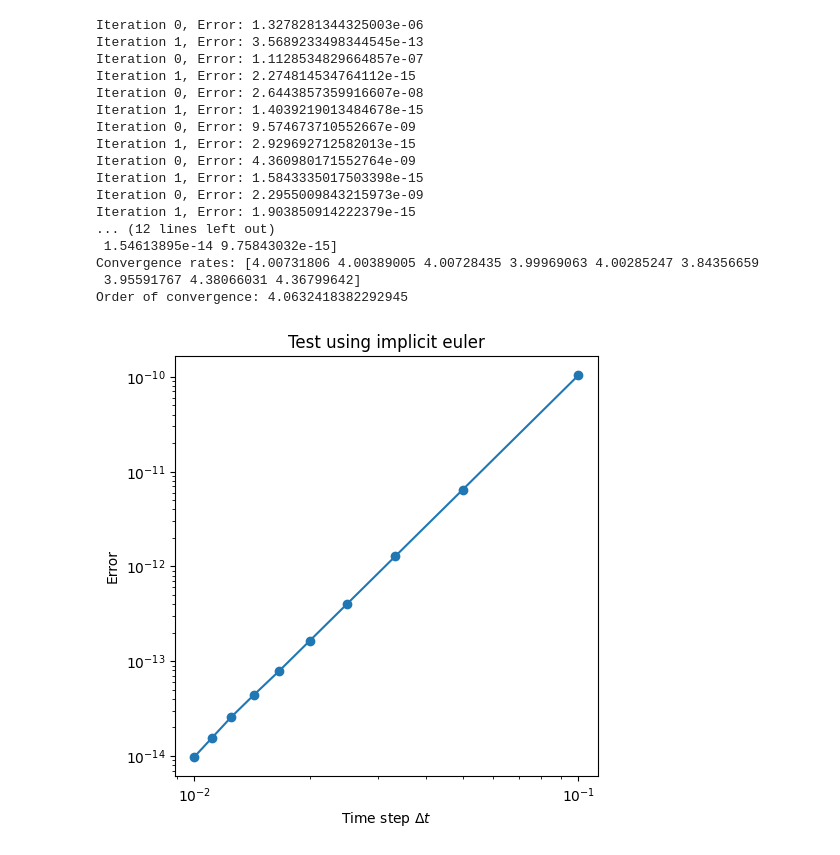
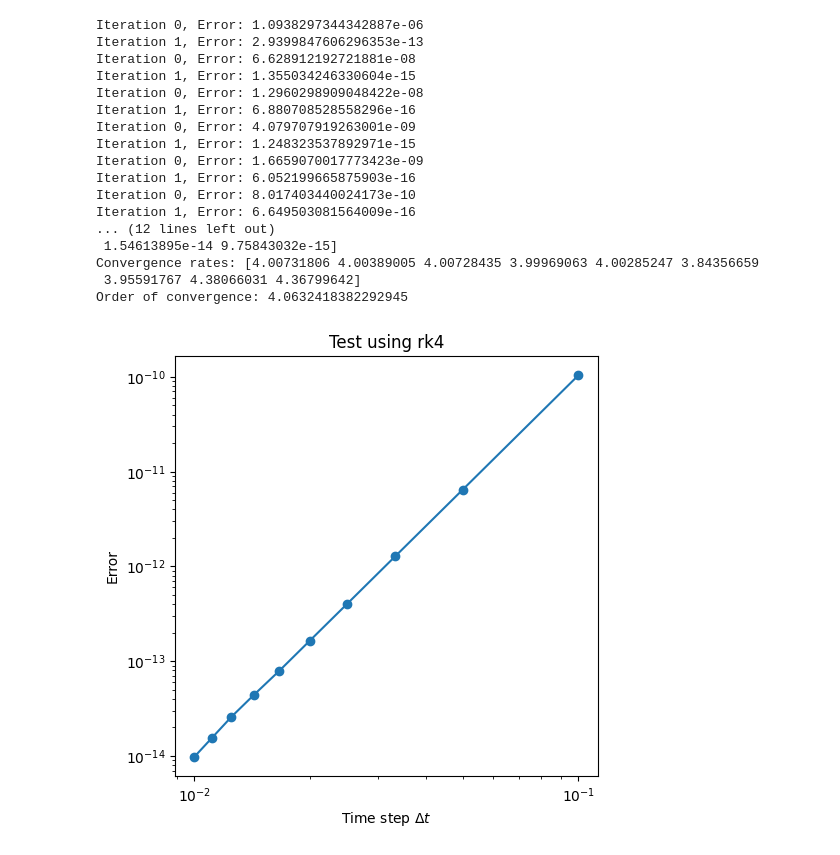
Before and after one commit to master-csmi/2024-m1-parareal, a Jupyter notebook: notebooks/Test.ipynb, the cells around one changed output. Drawn from its saved outputs; the diff is of its cells as text; code cells hidden in the pictures.

```diff
--- a/notebooks/Test.ipynb
+++ b/notebooks/Test.ipynb
@@ -232,9 +280,8 @@ max_iter = 10
 G_Nh=1
 F_Nh=10
 
-G = lambda tspan,u0, :beuler(z, tspan, u0, G_Nh)[1][-1]
+G = lambda tspan,u0, :rk2(z, tspan, u0, G_Nh)[1][-1]
 F = lambda tspan,u0, :rk2(z, tspan, u0, F_Nh)[1][-1]
-
 Ns = np.arange(10, 101, 10)
 dts, errors, convergence_rates, order_of_convergence = convergence_check(G,F,Ns,tspan,y0,max_iter,tol,z_exacte)
 
@@ -245,5 +292,5 @@ if MPI.COMM_WORLD.Get_rank() == 0:
     ax1.loglog(dts, errors, '-o')
     ax1.set_xlabel('Time step $\Delta t$')
     ax1.set_ylabel('Error')
-    ax1.set_title('Test using implicit euler')
+    ax1.set_title('Test using rk2')
 # %% [output]
@@ -268,28 +314,0 @@ Order of convergence: 2.004314808802312
-# %%
-from parareal.utils.converge_check import convergence_check
-from parareal.solver.beuler import beuler
-from parareal.solver.rk2 import rk2
-from parareal.test_func import z_exacte,z
-import matplotlib.pyplot as plt
-from mpi4py import MPI
-
-tspan = [0, 1]
-y0 = [0]
-tol = 1e-10
-max_iter = 10
-G_Nh=1
-F_Nh=10
-
-G = lambda tspan,u0, :rk2(z, tspan, u0, G_Nh)[1][-1]
-F = lambda tspan,u0, :rk2(z, tspan, u0, F_Nh)[1][-1]
-Ns = np.arange(10, 101, 10)
-dts, errors, convergence_rates, order_of_convergence = convergence_check(G,F,Ns,tspan,y0,max_iter,tol,z_exacte)
-
-if MPI.COMM_WORLD.Get_rank() == 0:
-    # Affichage des résultats de convergence
-    fig = plt.figure(figsize=(12, 12))
-    ax1 = fig.add_subplot(221)
-    ax1.loglog(dts, errors, '-o')
-    ax1.set_xlabel('Time step $\Delta t$')
-    ax1.set_ylabel('Error')
-    ax1.set_title('Test using implicit euler')
@@ -367,44 +367,44 @@ from parareal.solver.rk4 import rk4
 from parareal.test_func import z_exacte,z
 import matplotlib.pyplot as plt
 from mpi4py import MPI
 
 tspan = [0, 1]
 y0 = [0]
 tol = 1e-10
 max_iter = 10
 G_Nh=1
 F_Nh=10
 
 G = lambda tspan,u0, :rk4(z, tspan, u0, G_Nh)[1][-1]
 F = lambda tspan,u0, :rk4(z, tspan, u0, F_Nh)[1][-1]
 
 Ns = np.arange(10, 101, 10)
 dts, errors, convergence_rates, order_of_convergence = convergence_check(G,F,Ns,tspan,y0,max_iter,tol,z_exacte)
 
 if MPI.COMM_WORLD.Get_rank() == 0:
     # Affichage des résultats de convergence
     fig = plt.figure(figsize=(12, 12))
     ax1 = fig.add_subplot(221)
     ax1.loglog(dts, errors, '-o')
     ax1.set_xlabel('Time step $\Delta t$')
     ax1.set_ylabel('Error')
-    ax1.set_title('Test using implicit euler')
+    ax1.set_title('Test using rk4')
 # %% [output]
-Iteration 0, Error: 1.3278281344325003e-06
-Iteration 1, Error: 3.5689233498344545e-13
-Iteration 0, Error: 1.1128534829664857e-07
-Iteration 1, Error: 2.274814534764112e-15
-Iteration 0, Error: 2.6443857359916607e-08
-Iteration 1, Error: 1.4039219013484678e-15
-Iteration 0, Error: 9.574673710552667e-09
-Iteration 1, Error: 2.929692712582013e-15
-Iteration 0, Error: 4.360980171552764e-09
-Iteration 1, Error: 1.5843335017503398e-15
-Iteration 0, Error: 2.2955009843215973e-09
-Iteration 1, Error: 1.903850914222379e-15
+Iteration 0, Error: 1.0938297344342887e-06
+Iteration 1, Error: 2.9399847606296353e-13
+Iteration 0, Error: 6.628912192721881e-08
+Iteration 1, Error: 1.355034246330604e-15
+Iteration 0, Error: 1.2960298909048422e-08
+Iteration 1, Error: 6.880708528558296e-16
+Iteration 0, Error: 4.079707919263001e-09
+Iteration 1, Error: 1.248323537892971e-15
+Iteration 0, Error: 1.6659070017773423e-09
+Iteration 1, Error: 6.052199665875903e-16
+Iteration 0, Error: 8.017403440024173e-10
+Iteration 1, Error: 6.649503081564009e-16
 ... (12 lines left out)
  1.54613895e-14 9.75843032e-15]
 Convergence rates: [4.00731806 4.00389005 4.00728435 3.99969063 4.00285247 3.84356659
  3.95591767 4.38066031 4.36799642]
 Order of convergence: 4.0632418382292945
-[figure, old version]
+[figure, new version]
```
Also changed, not shown: parts of 7 cells of this notebook.
